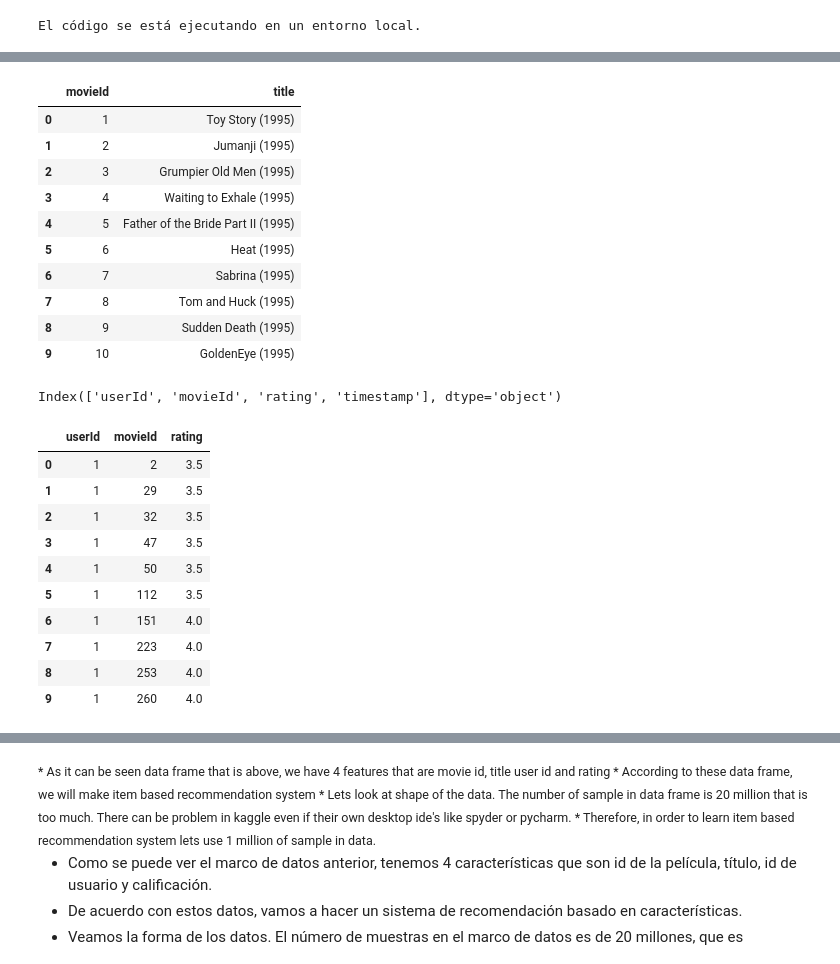
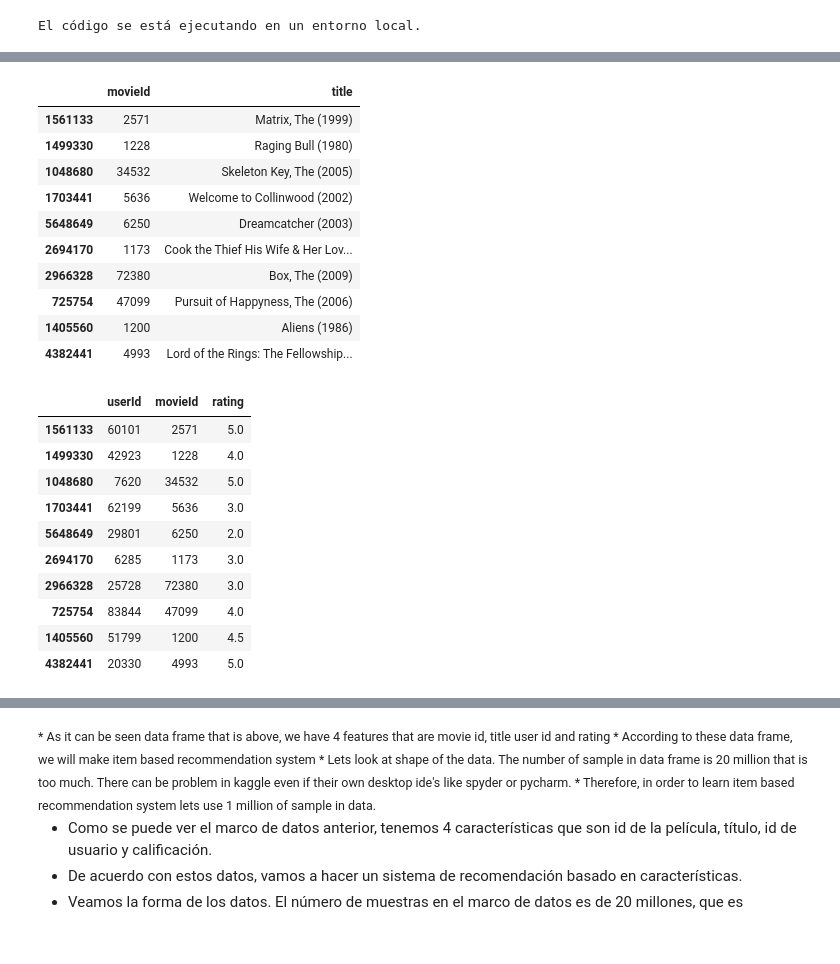
Before and after one commit to Jaime44/WorkSpace, a Jupyter notebook: models/colaborative filter/recommendation-systems-tutorial.ipynb, the cells around one changed output, grey strips where cells are left out. Saved outputs shown, nothing was run; the diff lists cells and outputs as text; code cells hidden in the pictures.

Commit message:
others

```diff
--- a/models/colaborative filter/recommendation-systems-tutorial.ipynb
+++ b/models/colaborative filter/recommendation-systems-tutorial.ipynb
@@ -15,7 +15,7 @@ if IN_COLAB:
     from google.colab import drive
 
     drive.mount('/content/drive')
-    path_absolute = '/content/drive/Othercomputers/Mi_portátil/TFM/WorkSpace/'
+    path_absolute = '/content/drive/Othercomputers/Mi_portátil/TFM/WorkSpace/Models/colaborative filter'
 
     # Cambia al directorio de tu carpeta en Google Drive
     os.chdir(path_absolute)
@@ -146,3 +146,25 @@ import pandas as pd # data processing, CSV file I/O (e.g. pd.read_csv)
 # print(os.listdir("../input"))
 
 # Any results you write to the current directory are saved as output.
+# %%
+ratings = pd.read_csv(path_absolute+'/df_mezclado_tags_ratings_movies_links_genTags.csv')
+print(ratings.shape)
+df_ratings_merge = ratings.copy()
+df_ratings_merge = df_ratings_merge.sample(n=50000, random_state=42)
+# Inserta la columna 'rating' en la última posición del DataFrame
+df_ratings_merge.insert(len(df_ratings_merge.columns)-1, 'rating', df_ratings_merge.pop('rating'))
+# Inserta la columna 'relevance' en la penúltima posición del DataFrame
+df_ratings_merge.insert(len(df_ratings_merge.columns)-2, 'relevance', df_ratings_merge.pop('relevance'))
+# Inserta la columna 'tag_etiquetas_genómicas' despues de tag_df_mezclado
+df_ratings_merge.insert(5, 'tag_etiquetas_genómicas', df_ratings_merge.pop('tag_etiquetas_genómicas'))
+
+# Renombrar algunas columnas:
+df_ratings_merge.rename(columns={'timestamp_valoraciones': 'timestamp_rt', 'timestamp_etiquetas': 'timestamp_tags', 'tag_df_mezclado_tags_ratings_movies_links_genMov': 'tag_by_user', 'tag_etiquetas_genómicas': 'gen_tag'}, inplace=True)
+
+# Elimino las columnas:
+columnas_a_eliminar = ['imdbId', 'tmdbId']
+df_ratings_merge = df_ratings_merge.drop(columnas_a_eliminar, axis=1)
+print(df_ratings_merge.shape)
+df_ratings_merge.head()
+
+data = df_ratings_merge.copy()
@@ -155,41 +182,35 @@ Index(['movieId', 'title', 'genres'], dtype='object')
 # %%
 # what we need is that movie id and title
-movie = movie.loc[:,["movieId","title"]]
+movie = data.loc[:,["movieId","title"]]
 movie.head(10)
 # %% [output]
 |  | movieId | title |
-| 0 | 1 | Toy Story (1995) |
-| 1 | 2 | Jumanji (1995) |
-| 2 | 3 | Grumpier Old Men (1995) |
-| 3 | 4 | Waiting to Exhale (1995) |
-| 4 | 5 | Father of the Bride Part II (1995) |
-| 5 | 6 | Heat (1995) |
-| 6 | 7 | Sabrina (1995) |
-| 7 | 8 | Tom and Huck (1995) |
-| 8 | 9 | Sudden Death (1995) |
-| 9 | 10 | GoldenEye (1995) |
+| 1561133 | 2571 | Matrix, The (1999) |
+| 1499330 | 1228 | Raging Bull (1980) |
+| 1048680 | 34532 | Skeleton Key, The (2005) |
+| 1703441 | 5636 | Welcome to Collinwood (2002) |
+| 5648649 | 6250 | Dreamcatcher (2003) |
+| 2694170 | 1173 | Cook the Thief His Wife & Her Lov... |
+| 2966328 | 72380 | Box, The (2009) |
+| 725754 | 47099 | Pursuit of Happyness, The (2006) |
+| 1405560 | 1200 | Aliens (1986) |
+| 4382441 | 4993 | Lord of the Rings: The Fellowship... |
-# %%
-# import rating data and look at columsn
-rating = pd.read_csv(path_absolute+"rating.csv")
-rating.columns
-# %% [output]
-Index(['userId', 'movieId', 'rating', 'timestamp'], dtype='object')
 # %%
 # what we need is that user id, movie id and rating
-rating = rating.loc[:,["userId","movieId","rating"]]
+rating = data.loc[:,["userId","movieId","rating"]]
 rating.head(10)
 # %% [output]
 |  | userId | movieId | rating |
-| 0 | 1 | 2 | 3.5 |
-| 1 | 1 | 29 | 3.5 |
-| 2 | 1 | 32 | 3.5 |
-| 3 | 1 | 47 | 3.5 |
-| 4 | 1 | 50 | 3.5 |
-| 5 | 1 | 112 | 3.5 |
-| 6 | 1 | 151 | 4.0 |
-| 7 | 1 | 223 | 4.0 |
-| 8 | 1 | 253 | 4.0 |
-| 9 | 1 | 260 | 4.0 |
+| 1561133 | 60101 | 2571 | 5.0 |
+| 1499330 | 42923 | 1228 | 4.0 |
+| 1048680 | 7620 | 34532 | 5.0 |
+| 1703441 | 62199 | 5636 | 3.0 |
+| 5648649 | 29801 | 6250 | 2.0 |
+| 2694170 | 6285 | 1173 | 3.0 |
+| 2966328 | 25728 | 72380 | 3.0 |
+| 725754 | 83844 | 47099 | 4.0 |
+| 1405560 | 51799 | 1200 | 4.5 |
+| 4382441 | 20330 | 4993 | 5.0 |
 # %%
 # then merge movie and rating data
 data = pd.merge(movie,rating)
```
Also changed, not shown: parts of 6 cells of this notebook, 5 other files.
